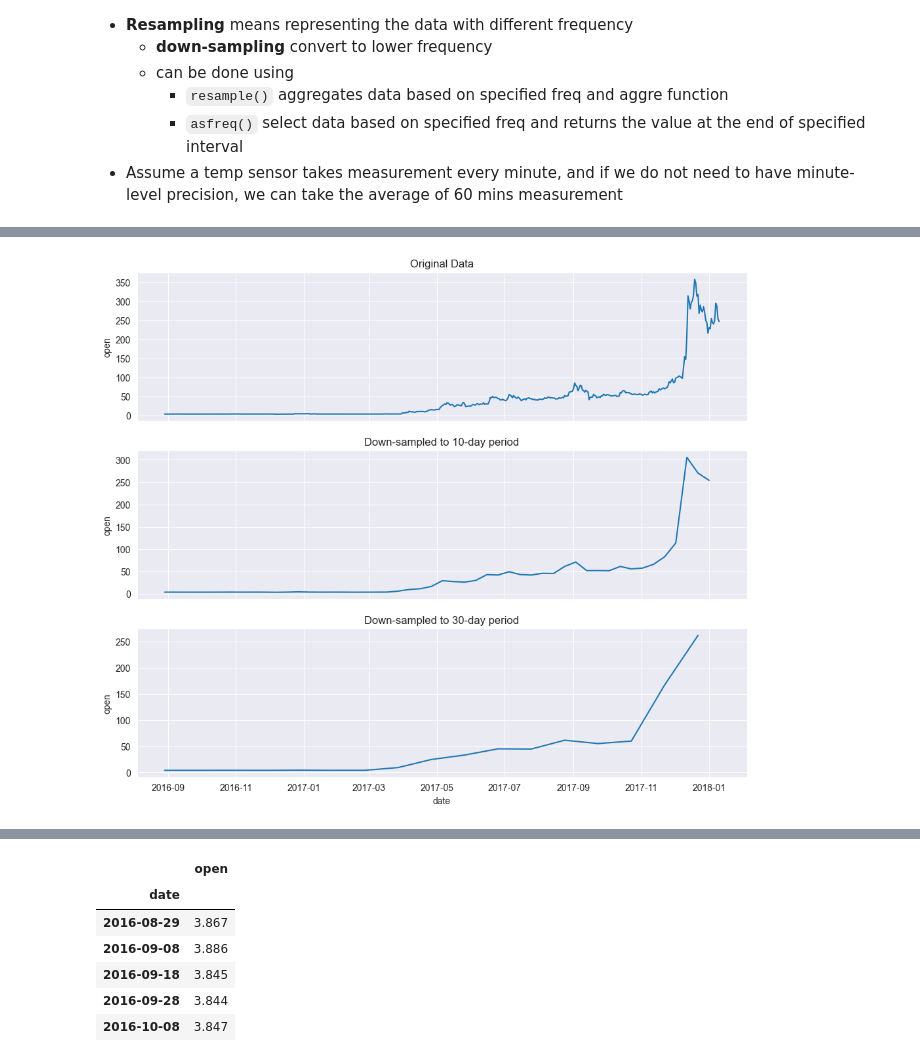
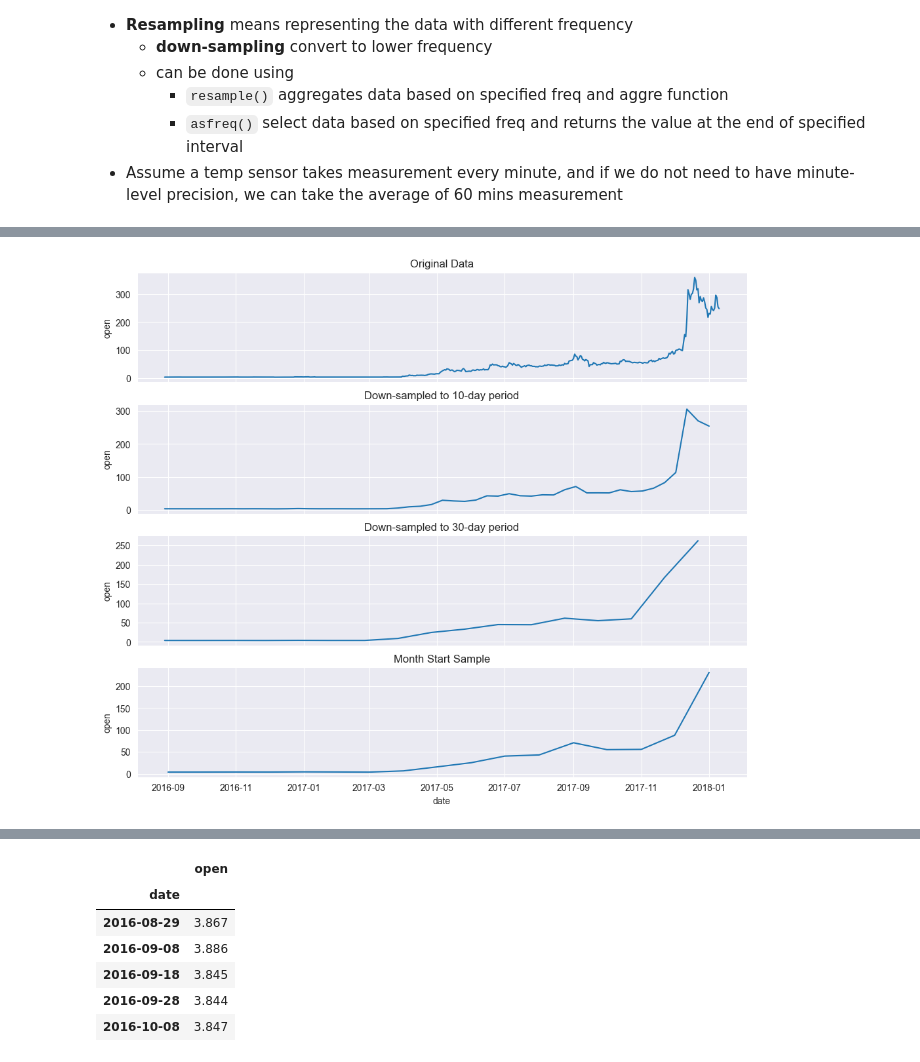
Before and after one commit to CodexploreRepo/time-series, a Jupyter notebook: notebook/resampling_shifting_rolling.ipynb, the cells around one changed output, grey strips where cells are left out. Saved outputs shown, nothing was run; the diff lists cells and outputs as text; code cells hidden in the pictures.

```diff
--- a/notebook/resampling_shifting_rolling.ipynb
+++ b/notebook/resampling_shifting_rolling.ipynb
@@ -53,17 +65,21 @@ df.head()
 # %%
-latest_df = df.iloc[-500:, :]
-fig, axes = plt.subplots(3,1, sharex=True, figsize=(12,10))
+
+fig, axes = plt.subplots(4,1, sharex=True, figsize=(12,10))
 
 sns.lineplot(data=latest_df, x=latest_df.index, y=latest_df.open, ax=axes[0])
 axes[0].set(title="Original Data")
 
 sample_10d = latest_df.resample('10D').mean()
 sns.lineplot(data=sample_10d, x=sample_10d.index, y=sample_10d.open, ax=axes[1])
 axes[1].set(title="Down-sampled to 10-day period")
 
 sample_30d = latest_df.resample('30D').mean()
 sns.lineplot(data=sample_30d, x=sample_30d.index, y=sample_30d.open, ax=axes[2])
 axes[2].set(title="Down-sampled to 30-day period")
+
+sample_month_start = latest_df.asfreq("MS")
+sns.lineplot(data=sample_month_start, x=sample_month_start.index, y=sample_month_start.open, ax=axes[3])
+axes[3].set(title="Month Start Sample")
 plt.show()
 # %% [output]
-[figure, old version]
+[figure, new version]
```
Also changed, not shown: parts of 3 cells of this notebook, 8 other files.
